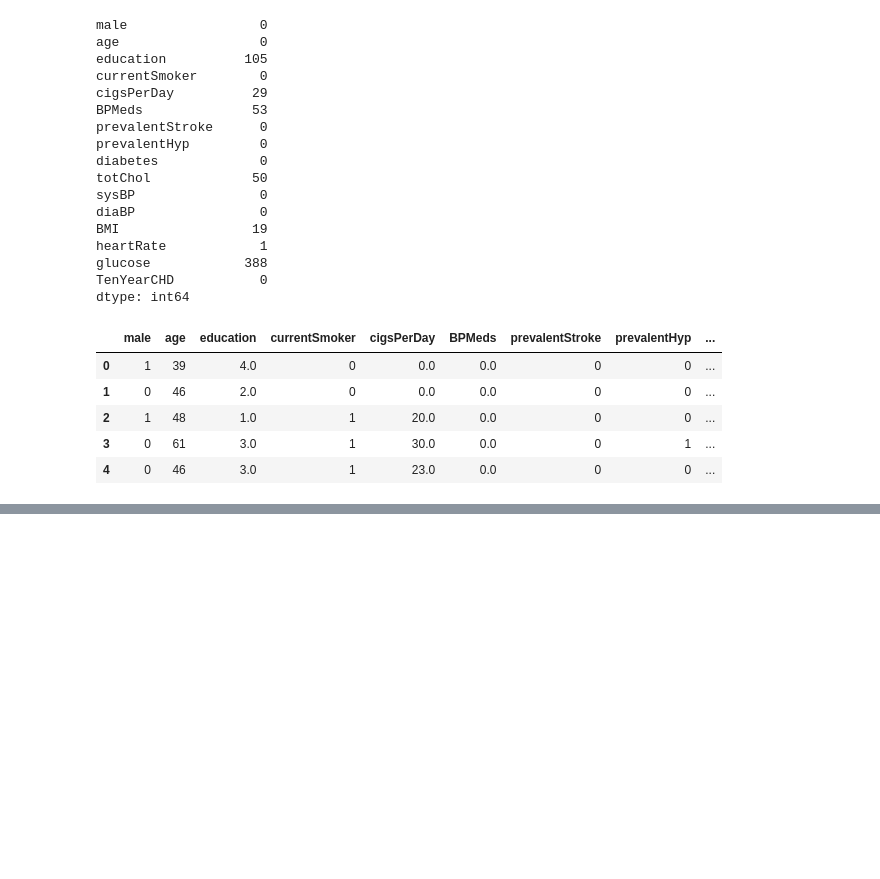
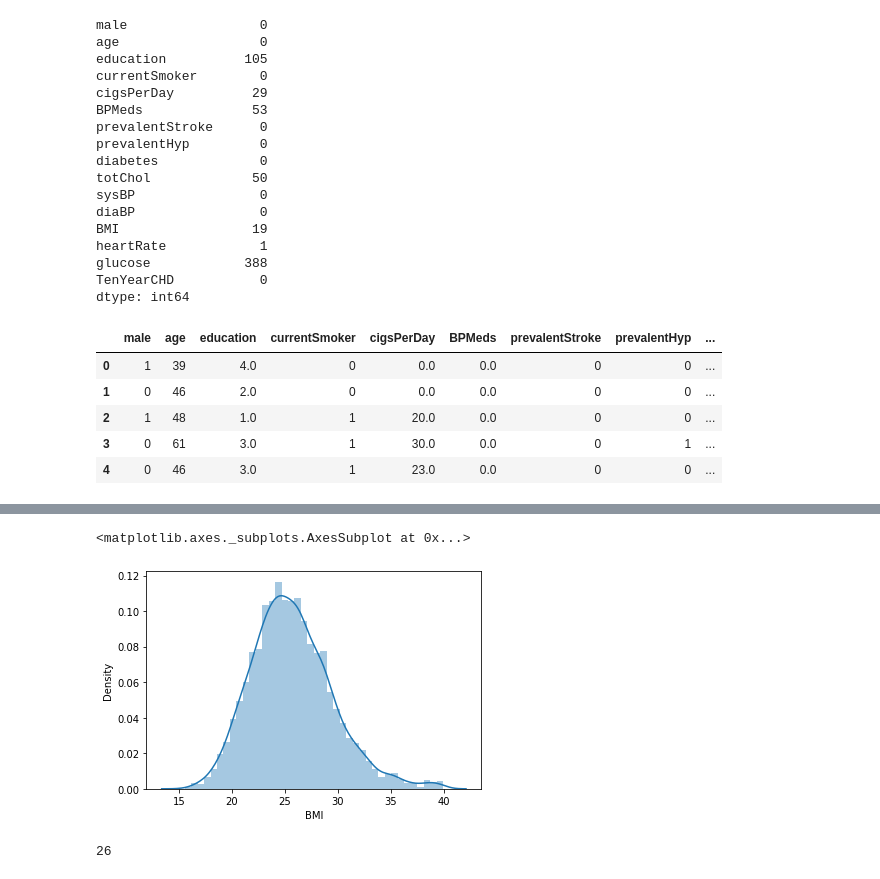
Before and after one commit to SwatiBGupta1110/ML_Regression, a Jupyter notebook: HeartDiseasePrediction.ipynb, the cells around one changed output, grey strips where cells are left out. Drawn from its saved outputs; the diff is of its cells as text; code cells hidden in the pictures; blank space fills up the shorter version.

```diff
--- a/HeartDiseasePrediction.ipynb
+++ b/HeartDiseasePrediction.ipynb
@@ -117,0 +195,9 @@ df.head()
+# %%
+sns.distplot(df[df["BMI"]<=40]["BMI"])
+# %% [output]
+<matplotlib.axes._subplots.AxesSubplot at 0x...>
+[figure, added]
+# %%
+len(df[df.BMI>40])
+# %% [output]
+26
```
Also changed, not shown: parts of 55 cells of this notebook.
